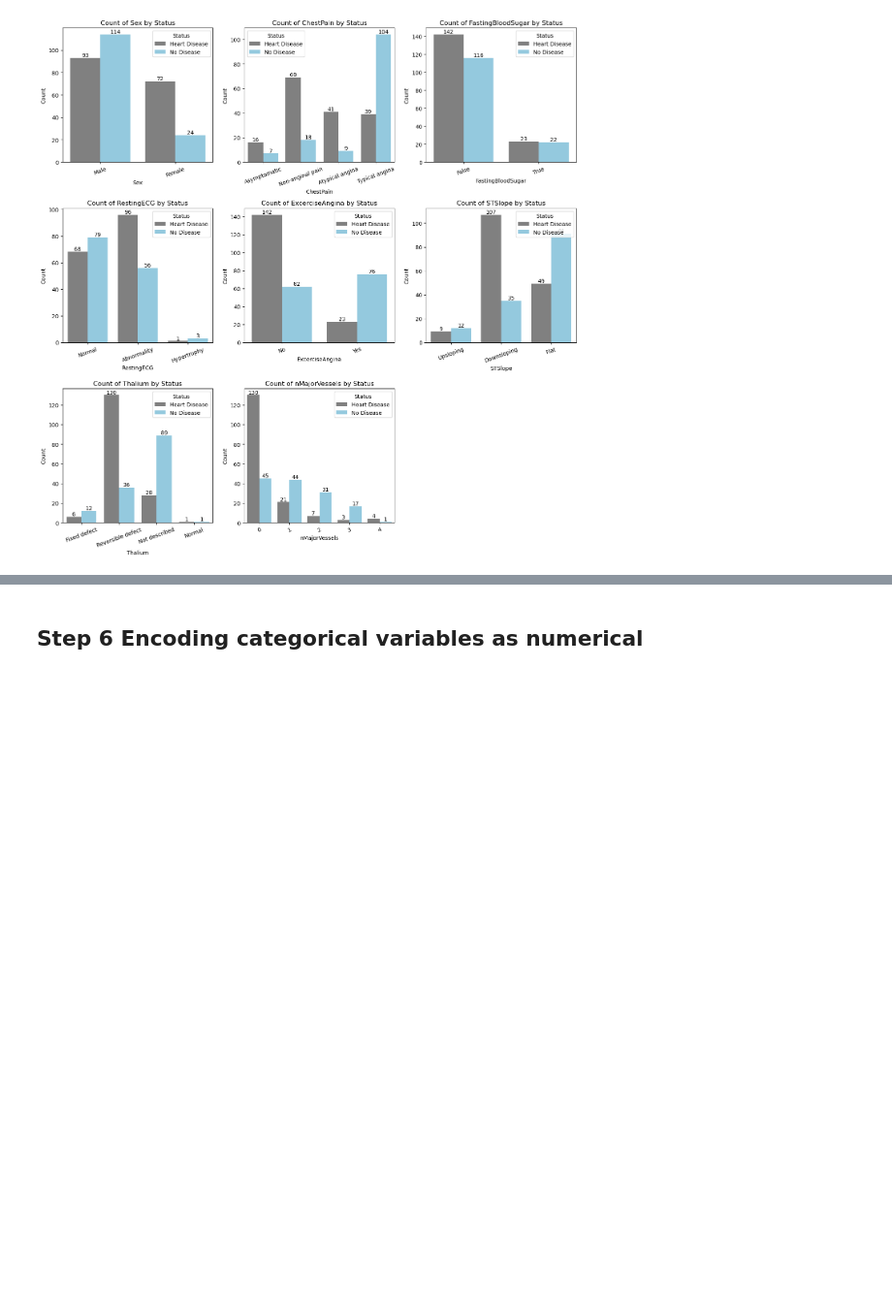
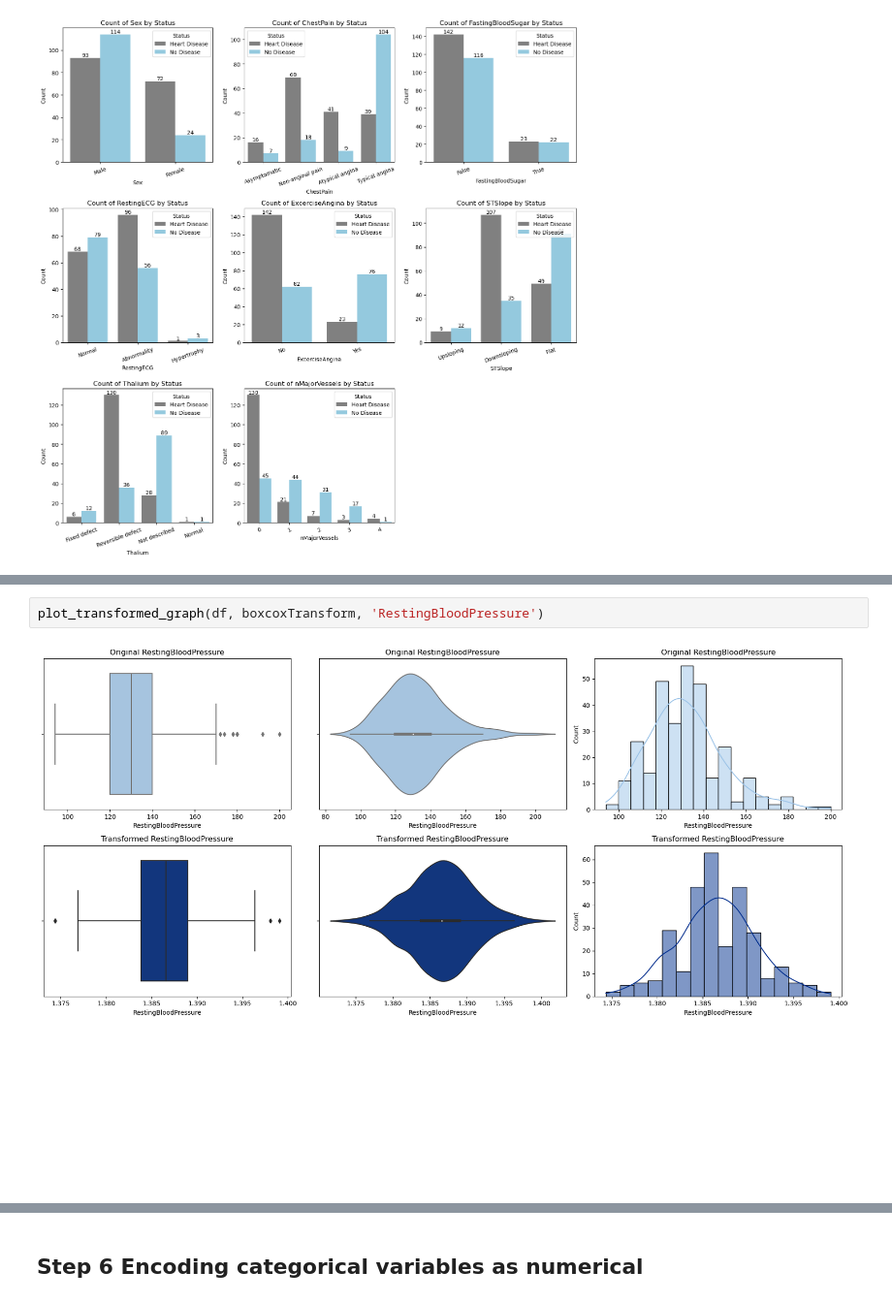
Before and after one commit to tgw6201/SC1015, a Jupyter notebook: miniProj.ipynb, the cells around one changed output, grey strips where cells are left out. Shown at 97% size. Saved outputs shown, nothing was run; the diff lists cells and outputs as text; blank space fills up the shorter version.

```diff
--- a/miniProj.ipynb
+++ b/miniProj.ipynb
@@ -474,0 +577,4 @@ Removal of duplicated values
+# %%
+plot_transformed_graph(df, boxcoxTransform, 'RestingBloodPressure')
+# %% [output]
+[figure, added]
```
Also changed, not shown: parts of 54 cells of this notebook.
